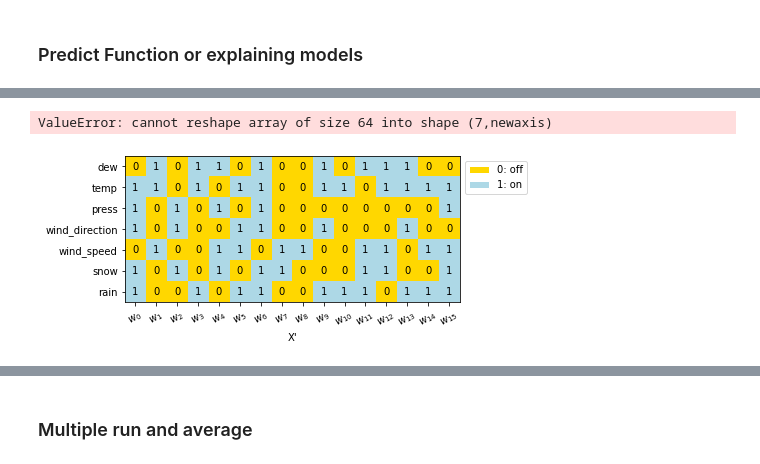
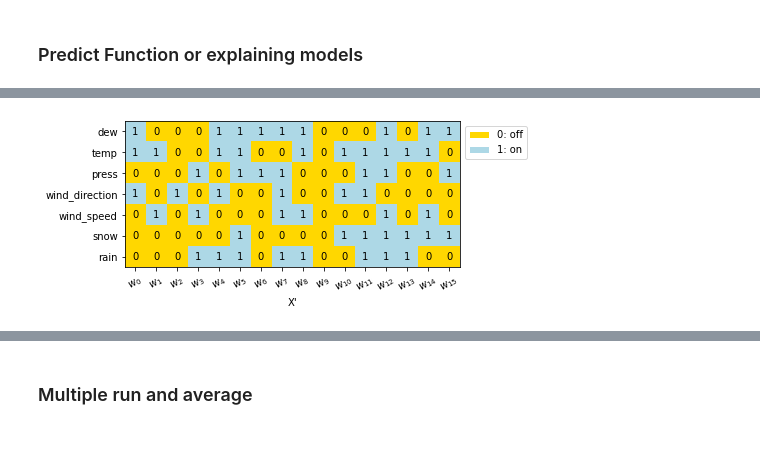
Before and after one commit to dungthuapps/tsx, a Jupyter notebook: notebooks/tsx-mts-async.ipynb, the cells around one changed output, grey strips where cells are left out. Saved outputs shown, nothing was run; the diff lists cells and outputs as text; code cells hidden in the pictures.

```diff
--- a/notebooks/tsx-mts-async.ipynb
+++ b/notebooks/tsx-mts-async.ipynb
@@ -168,11 +69,8 @@ def plt_matrix(z_prime, ylabels=None, xlabels=None):
 # %%
-# Plot instance X
-x = get_instance_x(df, n_steps)
+# Normalize data
+x = get_instance_x(df_norm, n_steps, independents)
+x_mts = x.loc[:, x.columns != 'wind_direction']
+title = f"A normalized mts X with {n_steps} time steps"
 
-x_mts = x.loc[:, x.columns != 'wind_direction']
-title = f"A multivariate time series X with {n_steps} time steps"
-x_mts.plot(subplots=True, legend=False, title=title)
-
-fig = plt.gcf()
-plt_legend(fig, per_subplot=False)
+plt_x_instance(x_mts, title)
 # %% [output]
@@ -180,3 +77,0 @@ plt_legend(fig, per_subplot=False)
-# %%
-# Normalize data
-x[independents] = x_scaler.transform(x[independents].values)
@@ -211,13 +84,2 @@ plt_segment_labels(fig, ymin - (ymax - ymin))
 # %% [markdown]
 ### Predict Function or explaining models
-# %%
-# Prepare predict function
-wavenet = tf.keras.models.load_model(f"{DATA_DIR}/wavenet_mts_128_1.h5")
-lstm = tf.keras.models.load_model(f"{DATA_DIR}/lstm_mts_128_1.h5")
-
-def predict_fn(z, model=lstm):
-    z = z.reshape(1, 128, 7)
-    z_hat = model.predict(z)
-    z_hat = y_scaler.inverse_transform(z_hat.reshape(-1, 1))  # to avoid zero coef_ for z_hat in[0, 1]
-    z_hat = z_hat.ravel()   # z_hat will arround 50 - 150
-    return z_hat[0]
@@ -251,13 +86,12 @@ print(t[1])
 # %%
+# Perturbation Async
 samples_size = 100
-ts_x = x.values.reshape(n_variables, n_steps)
-ts_lime = LIMETimeSeries(window_size=window_size, sample_size=samples_size)
-ts_lime.explain(ts_x, predict_fn=predict_fn)
+ts_x = x.values.T # (n_features, n_steps)
+ts_lime = LIMETimeSeries(scale="async", window_size=window_size, sample_size=samples_size)
+ts_lime = ts_lime.explain(ts_x, predict_fn=predict_fn)
-# %% [output]
-ValueError: cannot reshape array of size 64 into shape (7,newaxis)
 # %%
 # Visualization Perturbation - Async and z_prime
 z_prime, z, _, _ = ts_lime.get_a_local_sample()
-plt_matrix(z_prime, ylabels=independents)
+plt_sample_z_prime(z_prime, ylabels=independents)
 # %% [output]
-[figure, old version]
+[figure, new version]
```
Also changed, not shown: parts of 27 cells of this notebook, 2 other files.
